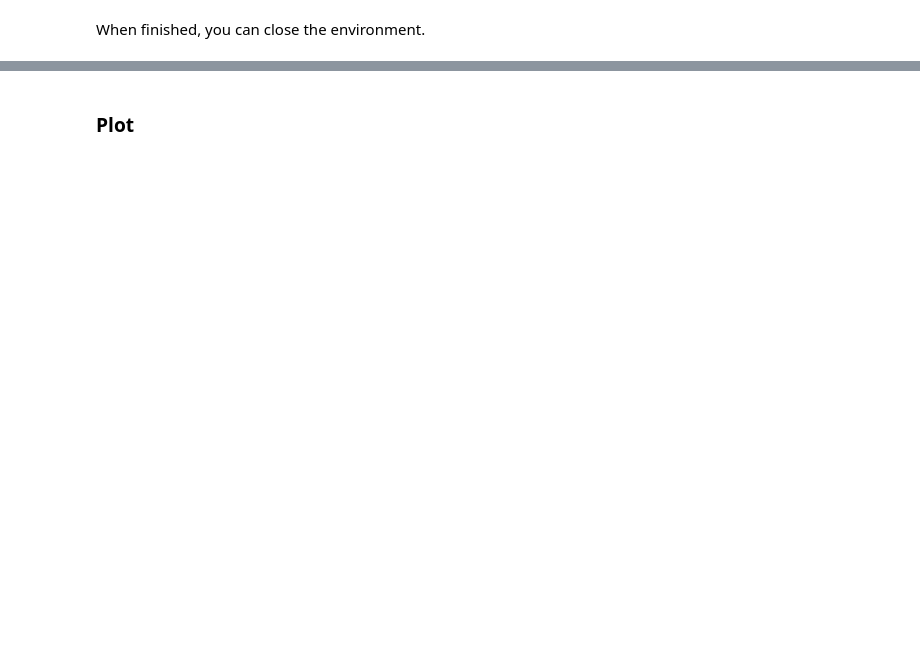
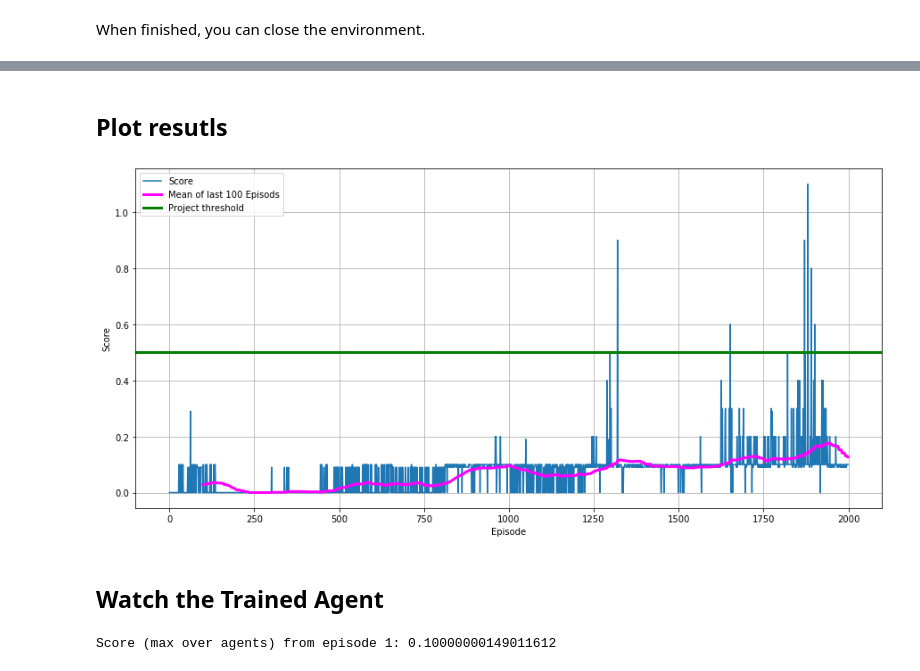
Before and after one commit to StefanThaenert/deep-reinforcement-learning, a Jupyter notebook: 3_07_p3_collab-compet/Tennis.ipynb, the cells around one changed output, grey strips where cells are left out. Saved outputs shown, nothing was run; the diff lists cells and outputs as text; code cells hidden in the pictures; blank space fills up the shorter version.

Commit message:
full version of maddpg agent

```diff
--- a/3_07_p3_collab-compet/Tennis.ipynb
+++ b/3_07_p3_collab-compet/Tennis.ipynb
@@ -127,29 +131,30 @@ from param import param
 # %%
 # Initialize parameters
 Param= param()
-Param.seed=0
+Param.seed=20
 Param.device = 'cpu' #torch.device("cuda:0" if torch.cuda.is_available() else "cpu")
 Param.target_score = 0.5
 Param.max_episodes = 2000
+Param.max_t=1000
 
 Param.num_agents = num_agents
 Param.action_size = action_size
 Param.state_size = state_size
 
-Param.actor_layers = [64, 64]
-Param.critic_layers = [64, 64]
-Param.actor_lr = 1e-4
-Param.critic_lr = 1e-3
+Param.actor_layers = [64, 32]
+Param.critic_layers = [64, 32]
+Param.actor_lr = 5e-3
+Param.critic_lr = 5e-3
 Param.weight_decay = 0
 Param.update_every = 2
 #Param.lr_sched_step = 1
 #Param.lr_sched_gamma = 0.2
 #Param.batch_normalization = True
 
-Param.buffer_size = int(1e5)
-Param.batch_size = 128
+Param.buffer_size = int(5e6)
+Param.batch_size = 256
 Param.gamma = 0.99
-Param.tau = 1e-3
+Param.tau = 5e-3
 
 Param.noise_start=0.5
 Param.t_stop_noise=30000
@@ -162,18 +166,16 @@ seed = 2
 agent = MADDPGagent.maddpgAGENT()
 # %%
-n_episodes = 6000
-max_t = 1000
 scores = []
 scores_deque = deque(maxlen=100)
 scores_avg = []
 
-for i_episode in range(1, n_episodes+1):
+for i_episode in range(1, Param.max_episodes+1):
     rewards = []
     env_info = env.reset(train_mode=True)[brain_name]    # reset the environment
     state = env_info.vector_observations                  # get the current state (for each agent)
 
     # loop over steps
-    for t in range(max_t):
+    for t in range(Param.max_t):
         # select an action
         action = agent.act(state)
         # take action in environment and set parameters to new values
@@ -204,7 +206,7 @@ for i_episode in range(1, n_episodes+1):
         agent.save_agents()
 
     # break and report success if environment is solved
-    if np.mean(scores_deque)>=.5:
+    if np.mean(scores_deque)>=Param.target_score:
         print('\nEnvironment solved in {:d} episodes!\tAverage Score: {:.3f}'.format(i_episode, np.mean(scores_deque)))
         agent.save_agents()
         break
@@ -229,2 +234,21 @@ Environment solved in 5985 episodes!    Average Score: 0.501
 # %% [markdown]
-### Plot
+## Plot resutls
+# %%
+import pandas as pd
+# plot the scores
+fig = plt.figure(figsize=[15, 7])
+ax = fig.add_subplot(111)
+
+scores_mean = pd.Series(scores).rolling(100).mean()
+plt.plot(np.arange(len(scores)), scores)
+plt.plot(scores_mean, "-", c="magenta", linewidth=3)
+plt.axhline(Param.target_score, c="green", linewidth=3)
+plt.ylabel('Score')
+plt.xlabel('Episode')
+plt.grid(which="major")
+plt.legend(["Score", "Mean of last 100 Episods", "Project threshold"])
+plt.show()
+# %% [output]
+[figure, added]
+# %% [markdown]
+## Watch the Trained Agent
@@ -230,0 +259,18 @@ Environment solved in 5985 episodes!    Average Score: 0.501
+# %%
+for i in range(1, 2):                                      # play game for 5 episodes
+    env_info = env.reset(train_mode=False)[brain_name]     # reset the environment
+    states = env_info.vector_observations                  # get the current state (for each agent)
+    scores = np.zeros(Param.num_agents)                          # initialize the score (for each agent)
+    while True:
+        actions = agent.act(states)                          # select an action (for each agent)
+        env_info = env.step(actions)[brain_name]           # send all actions to tne environment
+        next_states = env_info.vector_observations         # get next state (for each agent)
+        rewards = env_info.rewards                         # get reward (for each agent)
+        dones = env_info.local_done                        # see if episode finished
+        scores += env_info.rewards                         # update the score (for each agent)
+        states = next_states                               # roll over states to next time step
+        if np.any(dones):                                  # exit loop if episode finished
+            break
+    print('Score (max over agents) from episode {}: {}'.format(i, np.max(scores)))
+# %% [output]
+Score (max over agents) from episode 1: 0.10000000149011612
```
Also changed, not shown: parts of 11 cells of this notebook, 5 other files.
